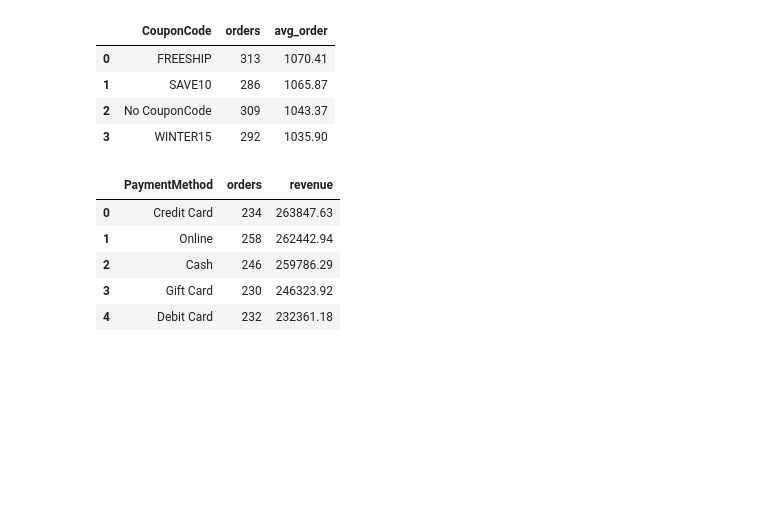
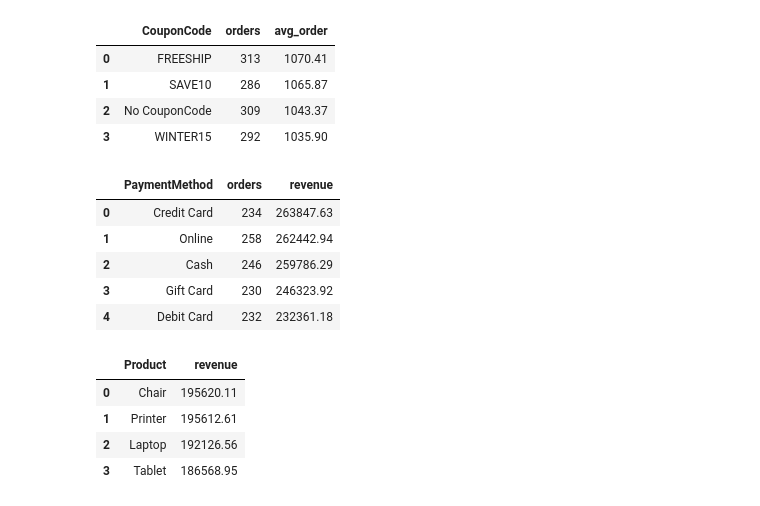
Before and after one commit to nasirali2024ag5310-arch/decodelabs-internship-project3, a Jupyter notebook: SQL_Project3.ipynb, the cells around one changed output. Saved outputs shown, nothing was run; the diff lists cells and outputs as text; code cells hidden in the pictures; blank space fills up the shorter version.

```diff
--- a/SQL_Project3.ipynb
+++ b/SQL_Project3.ipynb
@@ -302,3 +302,20 @@ q("""
 | 2 | Cash | 246 | 259786.29 |
 | 3 | Gift Card | 230 | 246323.92 |
 | 4 | Debit Card | 232 | 232361.18 |
+# %%
+# HAVING  (filter AFTER grouping)
+# Products with revenue above 180,000
+q("""
+    SELECT  Product,
+            ROUND(SUM(TotalPrice), 2) AS revenue
+            FROM orders
+            GROUP BY Product
+            HAVING SUM(TotalPrice) > 180000
+            ORDER BY revenue DESC
+""")
+# %% [output]
+|  | Product | revenue |
+| 0 | Chair | 195620.11 |
+| 1 | Printer | 195612.61 |
+| 2 | Laptop | 192126.56 |
+| 3 | Tablet | 186568.95 |
```
Also changed, not shown: parts of 1 cell of this notebook.
